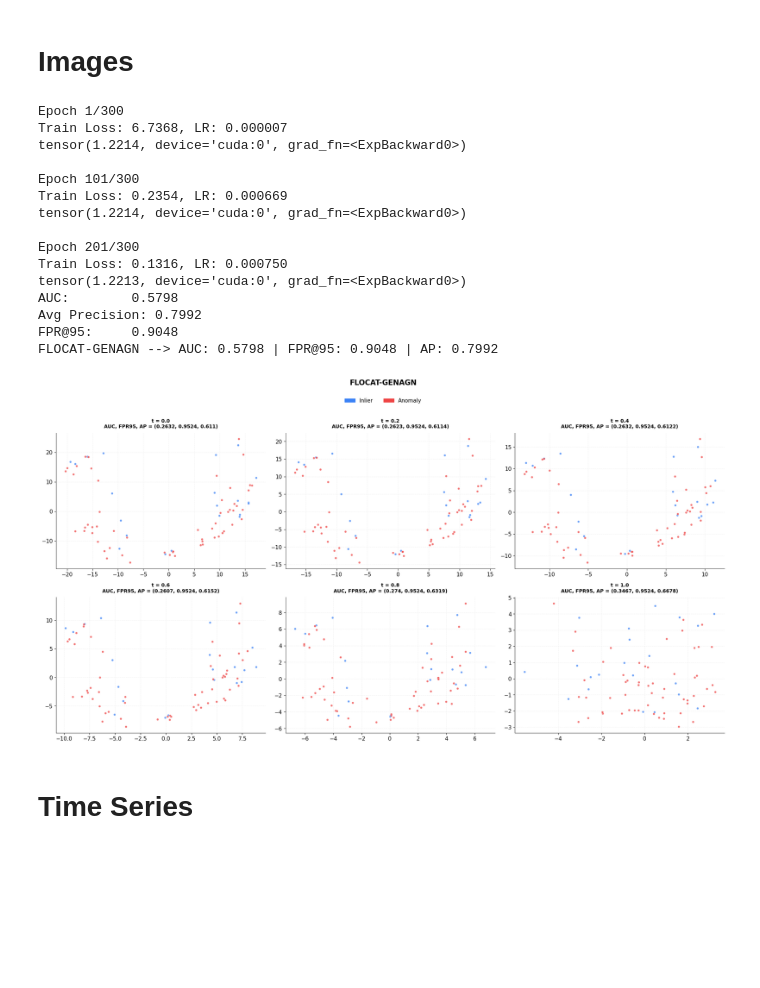
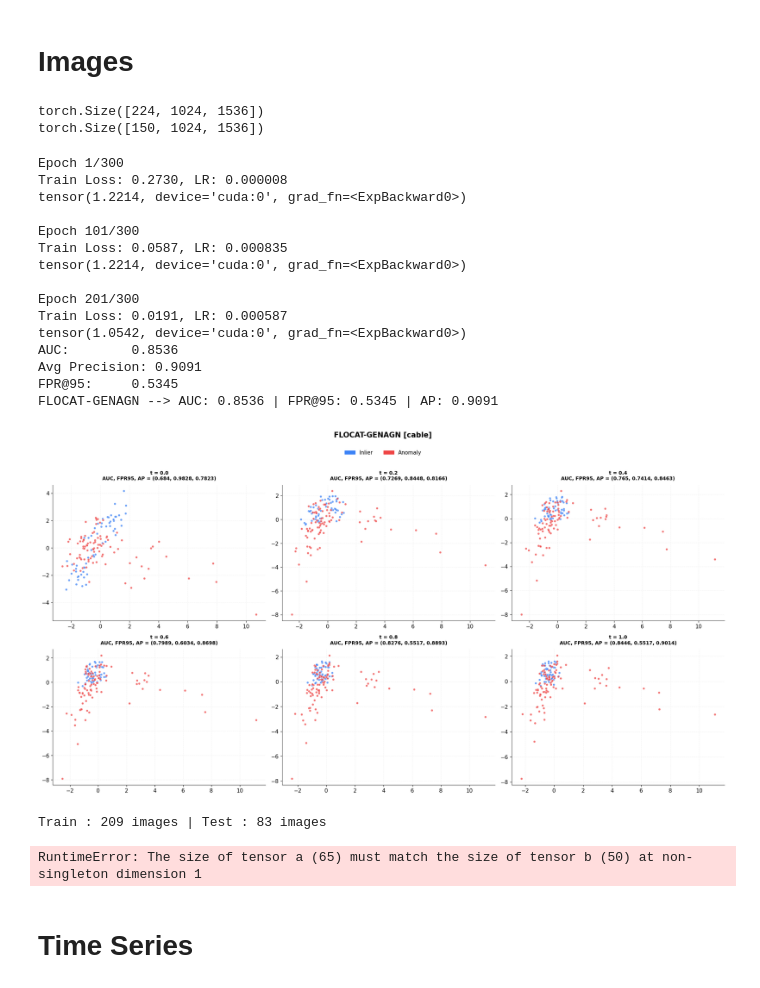
Before and after one commit to AmineYK/What-if-Flocat-were-truly-generic-and-agnostic, a Jupyter notebook: exploration.ipynb, the cells around one changed output. Saved outputs shown, nothing was run; the diff lists cells and outputs as text; code cells hidden in the pictures; blank space fills up the shorter version.

Commit message:
flocat-genagn + mvtecad dataset = ?

```diff
--- a/exploration.ipynb
+++ b/exploration.ipynb
@@ -26,7 +26,7 @@ device(type='cuda')
 def load_embeddings(path):
     return torch.load(path, map_location="cpu")
 
-inlier_topic = "grid"
+inlier_topic = "cable"
 
 data_train = load_embeddings(f"/home/2017025/ayouce01/FLOCAT-GENAGN/What-if-Flocat-were-truly-generic-and-agnostic/data/embeddings/wide_resnet50_2/{inlier_topic}/train.pt")
 X_train = data_train["embeddings"]
@@ -34,16 +34,21 @@ X_train = data_train["embeddings"]
 data_test = load_embeddings(f"/home/2017025/ayouce01/FLOCAT-GENAGN/What-if-Flocat-were-truly-generic-and-agnostic/data/embeddings/wide_resnet50_2/{inlier_topic}/test.pt")
 X_test = data_test["embeddings"]
 y_test = data_test["labels"]
+print(X_train.shape)
+print(X_test.shape)
+# %% [output]
+torch.Size([224, 1024, 1536])
+torch.Size([150, 1024, 1536])
 # %%
-batch_size = 16
+batch_size = 32
 num_patches = X_train.shape[1]
 attentions_train_mask = torch.ones((X_train.shape[0], num_patches), dtype=torch.long)
 attentions_test_mask = torch.ones((X_test.shape[0], num_patches), dtype=torch.long)
 
 flocat_config = {
-    "latent_dim": X_train.shape[-1], "hidden_dim": 64, "depth": 2, "n_heads": 2,
+    "latent_dim": X_train.shape[-1], "hidden_dim": 128, "depth": 2, "n_heads": 2,
     "freq_embed_size": 128, "lr": 1e-3, "weight_decay": 1e-4, "lambda_love": 1e-2,
-    "epochs": 300, "lr_epochs": 150, "batch_size": batch_size,
+    "epochs": 300, "lr_epochs": 120, "batch_size": batch_size,
     "coef_var": 1e-3, "target": "gaussian-neigh", "source": X_train,
     "attentions_mask": attentions_train_mask, "device": device,
 }
@@ -64,20 +69,20 @@ auc, fpr, ap = flocatformer.test(
 print(f"FLOCAT-GENAGN --> AUC: {auc:.4f} | FPR@95: {fpr:.4f} | AP: {ap:.4f}\n")
 # %% [output]
 Epoch 1/300
-Train Loss: 6.7368, LR: 0.000007
+Train Loss: 0.2730, LR: 0.000008
 tensor(1.2214, device='cuda:0', grad_fn=<ExpBackward0>)
 
 Epoch 101/300
-Train Loss: 0.2354, LR: 0.000669
+Train Loss: 0.0587, LR: 0.000835
 tensor(1.2214, device='cuda:0', grad_fn=<ExpBackward0>)
 
 Epoch 201/300
-Train Loss: 0.1316, LR: 0.000750
-tensor(1.2213, device='cuda:0', grad_fn=<ExpBackward0>)
-AUC:        0.5798
-Avg Precision: 0.7992
-FPR@95:     0.9048
-FLOCAT-GENAGN --> AUC: 0.5798 | FPR@95: 0.9048 | AP: 0.7992
+Train Loss: 0.0191, LR: 0.000587
+tensor(1.0542, device='cuda:0', grad_fn=<ExpBackward0>)
+AUC:        0.8536
+Avg Precision: 0.9091
+FPR@95:     0.5345
+FLOCAT-GENAGN --> AUC: 0.8536 | FPR@95: 0.5345 | AP: 0.9091
 # %%
 n_steps = 6
 all_x_final, all_velocities, all_x_inter = flocatformer.euler_integrate(
@@ -127,32 +148,32 @@ for i in range(6):
             X_i_pca[mask, 1],
             c=color,
             label=label_map[cls],
             alpha=0.75,
             s=20,
             edgecolors='white',
             linewidths=0.4,
         )
 
     ax.set_title(
         f"t = {steps[i]:.1f}\n"
         f"AUC, FPR95, AP = {metrics_inter[i]}",
         fontsize=10,
         fontweight='bold',
         pad=10
     )
 
     ax.grid(alpha=0.15, linestyle='--')
     ax.spines['top'].set_visible(False)
     ax.spines['right'].set_visible(False)
 
 handles = [mpatches.Patch(color=c, label=label_map[k]) for k, c in color_map.items()]
 fig.legend(handles=handles, loc='upper center', ncol=2, frameon=False,
            bbox_to_anchor=(0.5, 1.02), fontsize=11)
 
-fig.suptitle("FLOCAT-GENAGN",
+fig.suptitle(f"FLOCAT-GENAGN [{inlier_topic}]",
              fontsize=15, fontweight='bold', y=1.06)
 
 plt.tight_layout(w_pad=1)
 plt.show()
 # %% [output]
-[figure, old version]
+[figure, new version]
@@ -159,2 +214,37 @@ plt.show()
+# %%
+from embed_images import MVTecAD
+from torch.utils.data import Dataset, DataLoader
+
+category = 'bottle'
+root = '/home/2017025/ayouce01/FLOCAT-GENAGN/What-if-Flocat-were-truly-generic-and-agnostic/data/mv_tec_ad'
+
+train_dataset = MVTecAD(root=root, category=category, split="train",
+                            image_size=256)
+test_dataset = MVTecAD(root=root, category=category, split="test",
+                        image_size=256)
+
+print(f"Train : {len(train_dataset)} images | Test : {len(test_dataset)} images")
+
+
+loader = DataLoader(train_dataset, batch_size=batch_size, shuffle=False, num_workers=4)
+model, _ = build_clip_model(model_name="ViT-B-32", pretrained="openai", device=device)
+
+all_embeddings, all_labels, all_defect_types, all_paths = [], [], [], []
+grid_hw = None
+
+for batch in loader:
+    images = batch["image"].to(device)
+    embeddings, (B, H, W) = extract_clip_patch_embeddings(model, images)
+    grid_hw = (H, W)
+
+    all_embeddings.append(embeddings.cpu())
+    all_labels.extend(batch["label"].tolist())
+    all_defect_types.extend(batch["defect_type"])
+    all_paths.extend(batch["path"])
+
+embeddings_tensor = torch.cat(all_embeddings, dim=0)
+# %% [output]
+Train : 209 images | Test : 83 images
+RuntimeError: The size of tensor a (65) must match the size of tensor b (50) at non-singleton dimension 1
 # %% [markdown]
 # Time Series
```
Also changed, not shown: parts of 3 cells of this notebook, 9 other files.
